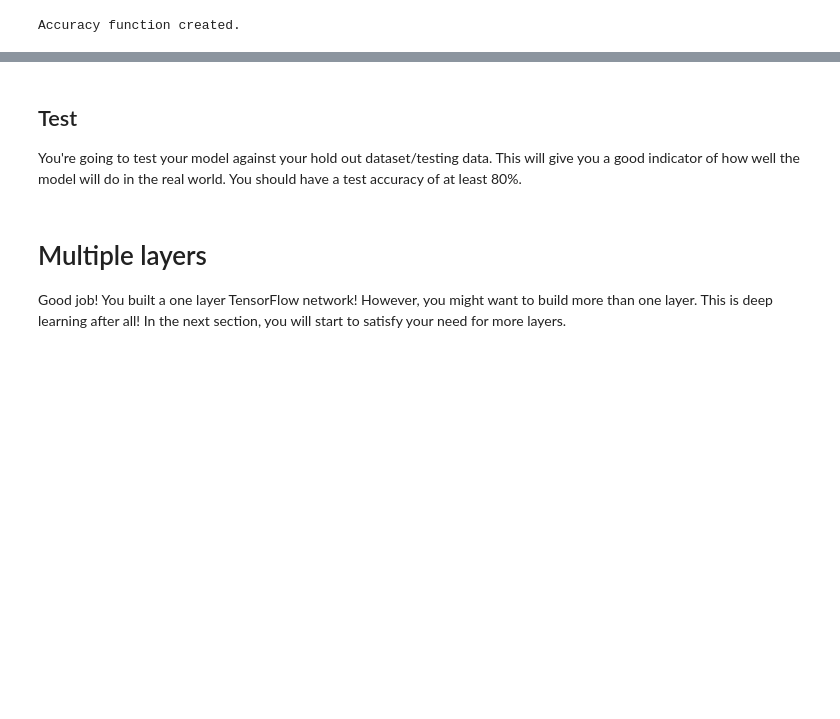
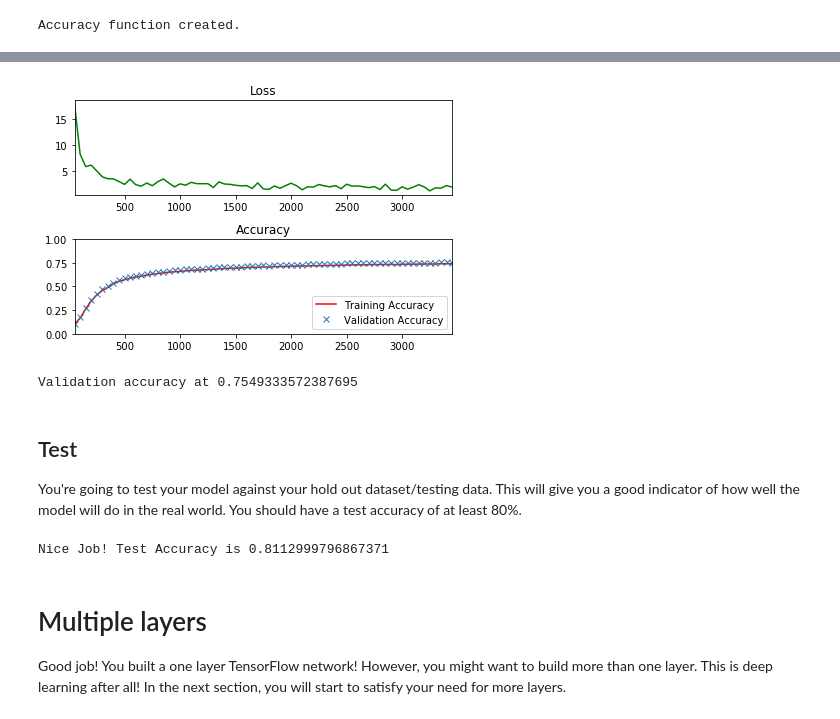
Before and after one commit to mark5udacity/deep-learning, a Jupyter notebook: intro-to-tensorflow/intro_to_tensorflow.ipynb, the cells around one changed output, grey strips where cells are left out. Cells and saved outputs as stored; diff of their text form; code cells hidden in the pictures; blank space fills up the shorter version.

Commit message:
Part 3 of Intro to TensorFlow lab done.  Have a good #epochs and learn rate to pass!

```diff
--- a/intro-to-tensorflow/intro_to_tensorflow.ipynb
+++ b/intro-to-tensorflow/intro_to_tensorflow.ipynb
@@ -367,8 +367,8 @@ The code will print out a Loss and Accuracy graph, so you can see how well the n
 batch_size = 128
 
 # TODO: Find the best parameters for each configuration
-# epochs =
-# learning_rate =
+epochs = 3
+learning_rate = 0.03
 
 
 
@@ -411,33 +411,36 @@ with tf.Session() as session:
             if not batch_i % log_batch_step:
                 # Calculate Training and Validation accuracy
                 training_accuracy = session.run(accuracy, feed_dict=train_feed_dict)
                 validation_accuracy = session.run(accuracy, feed_dict=valid_feed_dict)
 
                 # Log batches
                 previous_batch = batches[-1] if batches else 0
                 batches.append(log_batch_step + previous_batch)
                 loss_batch.append(l)
                 train_acc_batch.append(training_accuracy)
                 valid_acc_batch.append(validation_accuracy)
 
         # Check accuracy against Validation data
         validation_accuracy = session.run(accuracy, feed_dict=valid_feed_dict)
 
 loss_plot = plt.subplot(211)
 loss_plot.set_title('Loss')
 loss_plot.plot(batches, loss_batch, 'g')
 loss_plot.set_xlim([batches[0], batches[-1]])
 acc_plot = plt.subplot(212)
 acc_plot.set_title('Accuracy')
 acc_plot.plot(batches, train_acc_batch, 'r', label='Training Accuracy')
 acc_plot.plot(batches, valid_acc_batch, 'x', label='Validation Accuracy')
 acc_plot.set_ylim([0, 1.0])
 acc_plot.set_xlim([batches[0], batches[-1]])
 acc_plot.legend(loc=4)
 plt.tight_layout()
 plt.show()
 
 print('Validation accuracy at {}'.format(validation_accuracy))
+# %% [output]
+[figure, added]
+Validation accuracy at 0.7549333572387695
 # %% [markdown]
 ## Test
 You're going to test your model against your hold out dataset/testing data.  This will give you a good indicator of how well the model will do in the real world.  You should have a test accuracy of at least 80%.
@@ -472,6 +475,8 @@ with tf.Session() as session:
 
 assert test_accuracy >= 0.80, 'Test accuracy at {}, should be equal to or greater than 0.80'.format(test_accuracy)
 print('Nice Job! Test Accuracy is {}'.format(test_accuracy))
+# %% [output]
+Nice Job! Test Accuracy is 0.8112999796867371
 # %% [markdown]
 # Multiple layers
 Good job!  You built a one layer TensorFlow network!  However, you might want to build more than one layer.  This is deep learning after all!  In the next section, you will start to satisfy your need for more layers.
```
